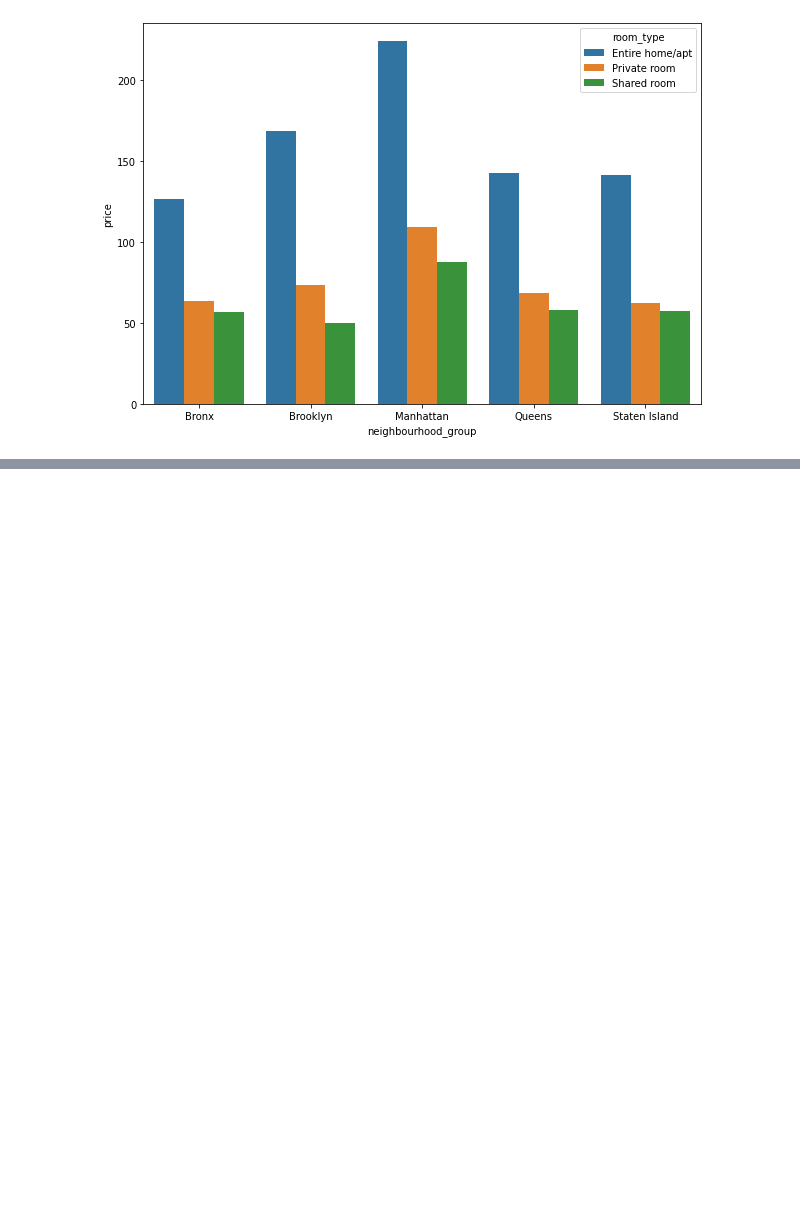
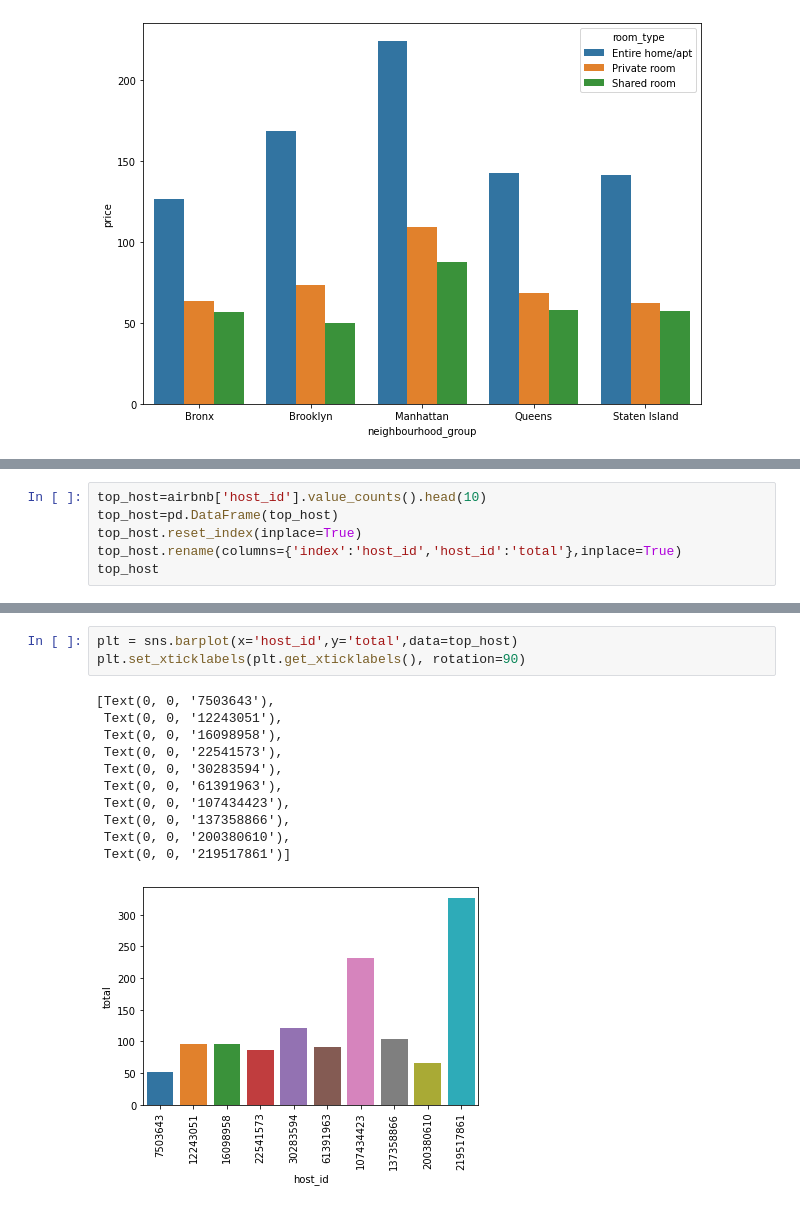
Before and after one commit to bharath967/airbnb_data_analysis, a Jupyter notebook: Airbnb_Bookings_Analysis_.ipynb, the cells around one changed output, grey strips where cells are left out. Drawn from its saved outputs; the diff is of its cells as text; blank space fills up the shorter version.

```diff
--- a/Airbnb_Bookings_Analysis_.ipynb
+++ b/Airbnb_Bookings_Analysis_.ipynb
@@ -488,0 +491,6 @@ plt.show()
+# %%
+top_host=airbnb['host_id'].value_counts().head(10)
+top_host=pd.DataFrame(top_host)
+top_host.reset_index(inplace=True)
+top_host.rename(columns={'index':'host_id','host_id':'total'},inplace=True)
+top_host
@@ -488,0 +509,15 @@ plt.show()
+# %%
+plt = sns.barplot(x='host_id',y='total',data=top_host)
+plt.set_xticklabels(plt.get_xticklabels(), rotation=90)
+# %% [output]
+[Text(0, 0, '7503643'),
+ Text(0, 0, '12243051'),
+ Text(0, 0, '16098958'),
+ Text(0, 0, '22541573'),
+ Text(0, 0, '30283594'),
+ Text(0, 0, '61391963'),
+ Text(0, 0, '107434423'),
+ Text(0, 0, '137358866'),
+ Text(0, 0, '200380610'),
+ Text(0, 0, '219517861')]
+[figure, added]
```
Also changed, not shown: parts of 7 cells of this notebook.
